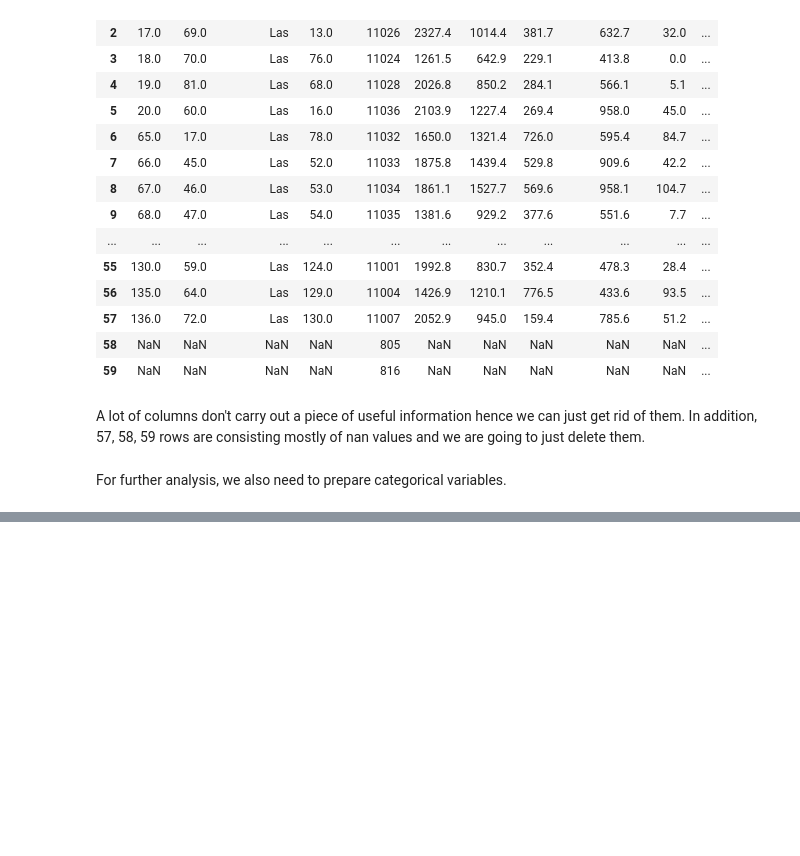
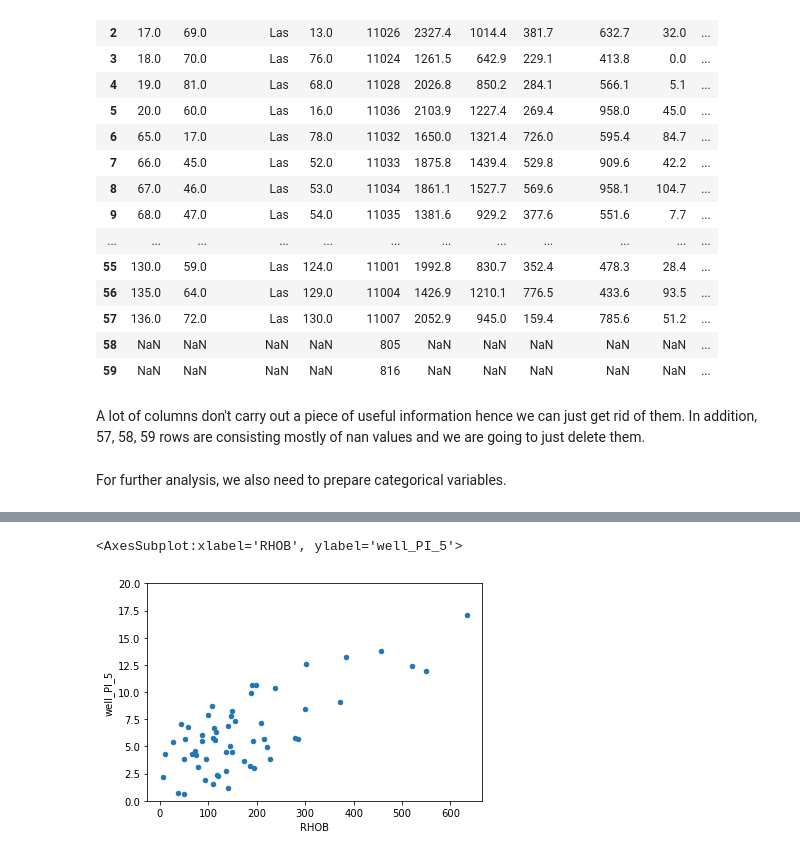
Before and after one commit to alterfess/DA-oil-wells-PI, a Jupyter notebook: main.ipynb, the cells around one changed output, grey strips where cells are left out. Saved outputs shown, nothing was run; the diff lists cells and outputs as text; code cells hidden in the pictures; blank space fills up the shorter version.

```diff
--- a/main.ipynb
+++ b/main.ipynb
@@ -120,0 +95,8 @@ plt.show();
+# %%
+#scatter plot RHOB/PI_5
+var = 'RHOB'
+data = pd.concat([df[PI_5], df[var]], axis = 1)
+data.plot.scatter(x=var, y = PI_5, ylim = (0, 20))
+# %% [output]
+<AxesSubplot:xlabel='RHOB', ylabel='well_PI_5'>
+[figure, added]
```
Also changed, not shown: parts of 60 cells of this notebook, 2 other files.
